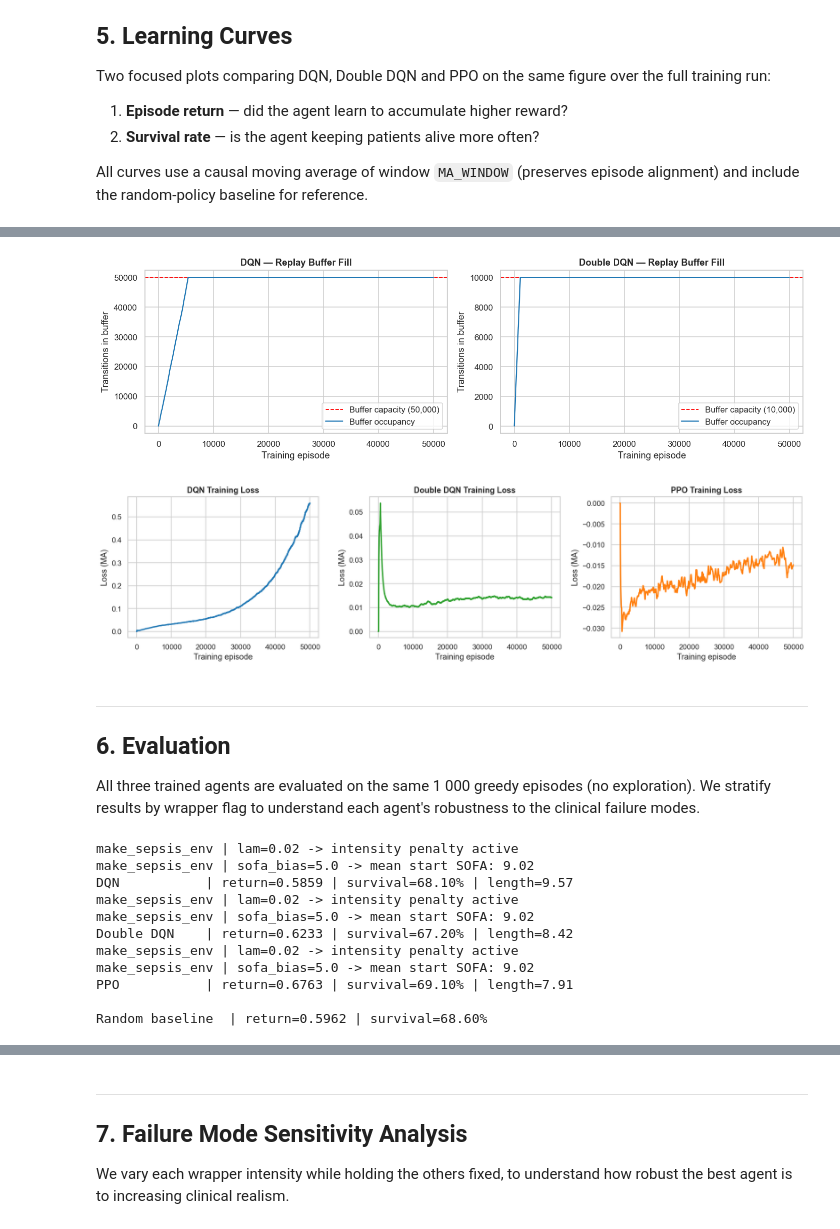
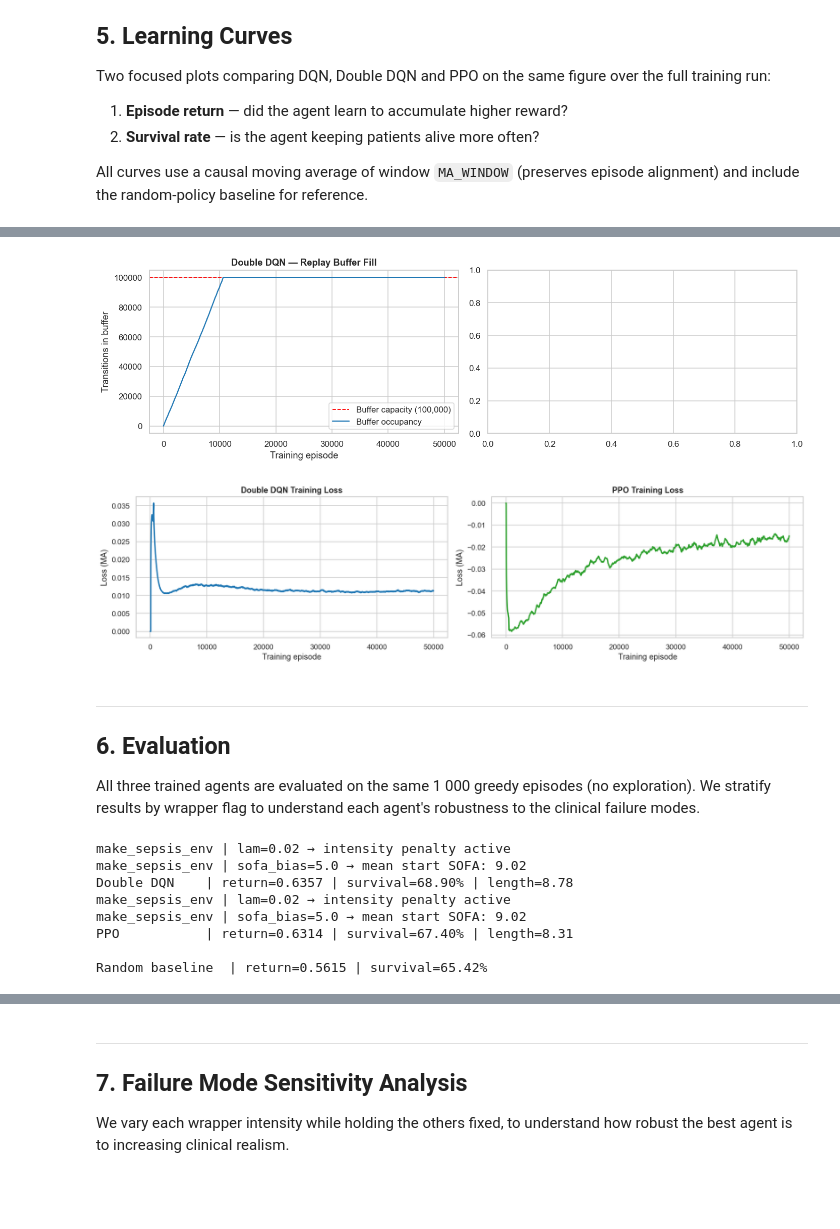
Before and after one commit to OliverKainIMS/ReinforcementLearningProject, a Jupyter notebook: sepsis_project - Students Version/rl_sepsis_project_configB.ipynb, the cells around one changed output, grey strips where cells are left out. Drawn from its saved outputs; the diff is of its cells as text; code cells hidden in the pictures; blank space fills up the shorter version.

```diff
--- a/sepsis_project - Students Version/rl_sepsis_project_configB.ipynb
+++ b/sepsis_project - Students Version/rl_sepsis_project_configB.ipynb
@@ -644,8 +590,7 @@ plt.show()
 fig, axes = plt.subplots(1, 2, figsize=(13, 4))
 
 for ax, label, hist, bs in [
-    (axes[0], 'DQN',        hist_dqn,  best_params_dqn['buffer_size']),
-    (axes[1], 'Double DQN', hist_ddqn, best_params_ddqn['buffer_size']),
+    (axes[0], 'Double DQN',        hist_ddqn,  best_params_ddqn['buffer_size']),
 ]:
     # Buffer occupancy is the number of transitions currently stored
     buf_occ = []
@@ -667,27 +612,26 @@ plt.tight_layout()
 plt.savefig(f'{PLOTS_DIR}/configB_buffer_fill.png', bbox_inches='tight')
 plt.show()
 # %% [output]
-[figure, old version]
+[figure, new version]
 # %%
 # Training loss curves
-fig, axes = plt.subplots(1, 3, figsize=(15, 4))
+fig, axes = plt.subplots(1, 2, figsize=(15, 4))
 
 for ax, label, hist, color in [
-    (axes[0], 'DQN',        hist_dqn,  BLUE),
-    (axes[1], 'Double DQN', hist_ddqn, GREEN),
-    (axes[2], 'PPO',        hist_ppo,  ORANGE),
+    (axes[0], 'Double DQN', hist_ddqn, BLUE),
+    (axes[1], 'PPO',        hist_ppo,  GREEN),
 ]:
     ma_loss = moving_average(hist['losses'], MA_WINDOW)
     ax.plot(np.arange(len(ma_loss)), ma_loss, color=color, linewidth=2)
     ax.set_xlabel('Training episode')
     ax.set_ylabel('Loss (MA)')
     ax.set_title(f'{label} Training Loss', fontweight='bold')
 
 plt.tight_layout()
 plt.savefig(f'{PLOTS_DIR}/configB_losses.png', bbox_inches='tight')
 plt.show()
 # %% [output]
-[figure, old version]
+[figure, new version]
 # %% [markdown]
 ---
 ## 6. Evaluation
@@ -696,7 +640,7 @@ All three trained agents are evaluated on the same 1 000 greedy episodes
 (no exploration). We stratify results by wrapper flag to understand each
 agent's robustness to the clinical failure modes.
 # %%
-agents = {'DQN': agent_dqn, 'Double DQN': agent_ddqn, 'PPO': agent_ppo}
+agents = {'Double DQN': agent_ddqn, 'PPO': agent_ppo}
 eval_results = {}
 
 for name, agent in agents.items():
@@ -710,17 +654,14 @@ print()
 print(f"Random baseline  | return={clinical_rand_mean:.4f} | "
       f"survival={clinical_rand_surv:.2%}")
 # %% [output]
-make_sepsis_env | lam=0.02 -> intensity penalty active
-make_sepsis_env | sofa_bias=5.0 -> mean start SOFA: 9.02
-DQN           | return=0.5859 | survival=68.10% | length=9.57
-make_sepsis_env | lam=0.02 -> intensity penalty active
-make_sepsis_env | sofa_bias=5.0 -> mean start SOFA: 9.02
-Double DQN    | return=0.6233 | survival=67.20% | length=8.42
-make_sepsis_env | lam=0.02 -> intensity penalty active
-make_sepsis_env | sofa_bias=5.0 -> mean start SOFA: 9.02
-PPO           | return=0.6763 | survival=69.10% | length=7.91
+make_sepsis_env | lam=0.02 → intensity penalty active
+make_sepsis_env | sofa_bias=5.0 → mean start SOFA: 9.02
+Double DQN    | return=0.6357 | survival=68.90% | length=8.78
+make_sepsis_env | lam=0.02 → intensity penalty active
+make_sepsis_env | sofa_bias=5.0 → mean start SOFA: 9.02
+PPO           | return=0.6314 | survival=67.40% | length=8.31
 
-Random baseline  | return=0.5962 | survival=68.60%
+Random baseline  | return=0.5615 | survival=65.42%
 # %%
 # Stratified evaluation: noisy, missing, acute
 for name, agent in agents.items():
```
Also changed, not shown: parts of 20 cells of this notebook, 9 other files.
